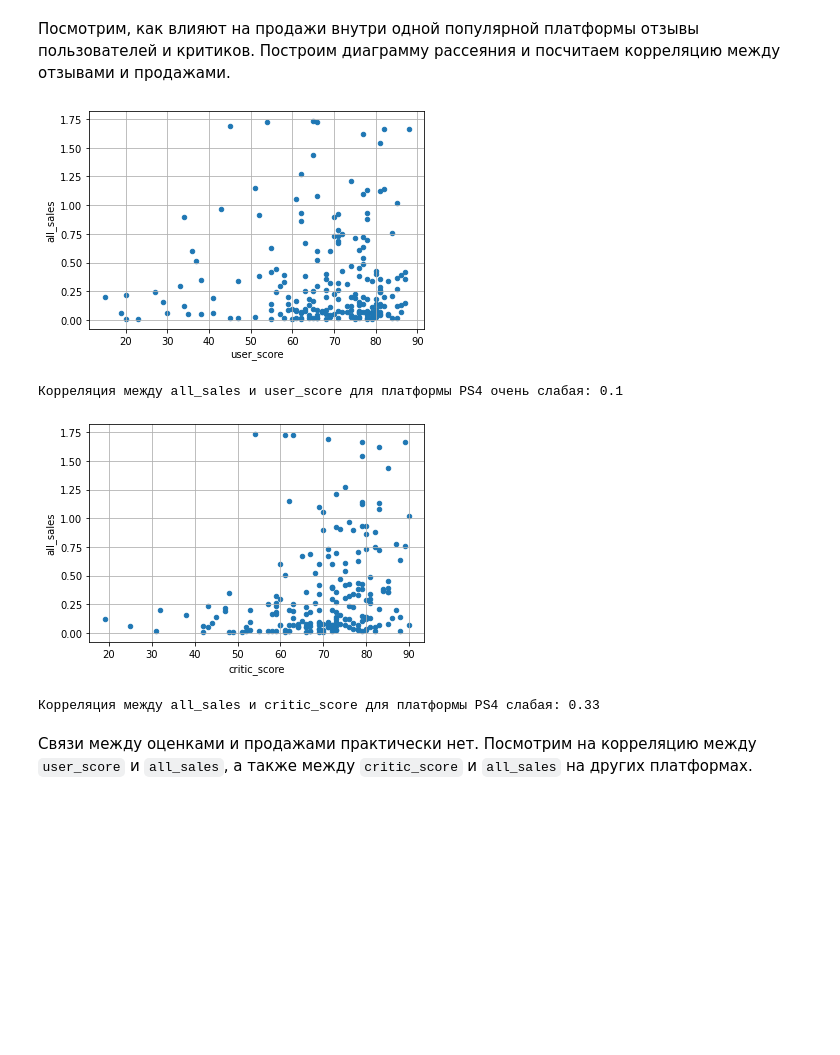
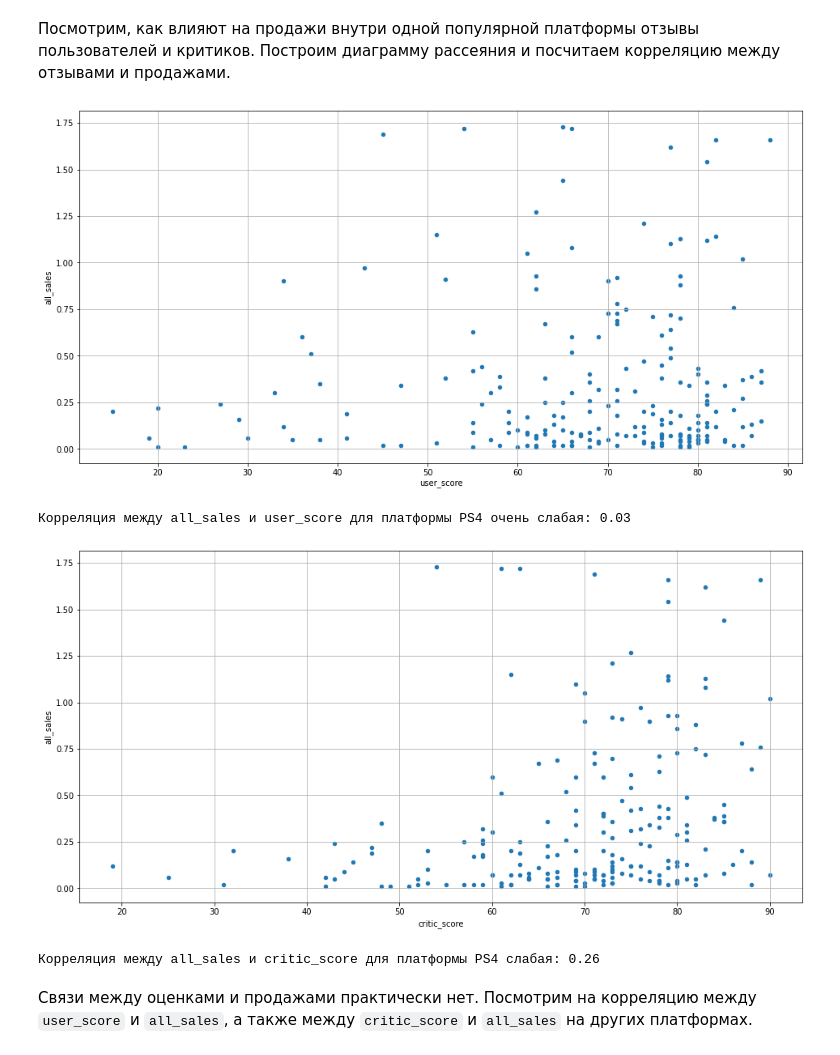
Before and after one commit to mariakyrychok/games, a Jupyter notebook: main.ipynb, the cells around one changed output. Cells and saved outputs as stored; diff of their text form; code cells hidden in the pictures; blank space fills up the shorter version.

```diff
--- a/main.ipynb
+++ b/main.ipynb
@@ -357,31 +357,48 @@ plt.ylim(0, 2)
+# %%
+def get_whiskers(dataset):
+    q_1 = dataset.quantile(0.25)
+    q_3 = dataset.quantile(0.75)
+    iqr = q_3 - q_1
+    left_whisker = q_1 - 1.5 * iqr
+    right_whisker = q_3 + 1.5 * iqr
+    return (
+        max(dataset.min(), left_whisker),
+        min(dataset.max(), right_whisker)
+    )
+
+for platform in data['platform'].unique():
+    l_whisker, r_whisker = get_whiskers(data.loc[data['platform'] == platform, 'all_sales'])
+    data = data[~(
+            (data['platform'] == platform) &
+            ((data['all_sales'] < l_whisker) | (data['all_sales'] > r_whisker)))]
 # %% [markdown]
 Посмотрим, как влияют на продажи внутри одной популярной платформы отзывы пользователей и критиков. Построим диаграмму рассеяния и посчитаем корреляцию между отзывами и продажами.
 # %%
 def corr_category(corr):
     abs_corr = abs(corr)
     if abs_corr < 0.2:
         return 'очень слабая'
     elif abs_corr < 0.5:
         return 'слабая'
     elif abs_corr < 0.7:
         return 'средняя'
     elif abs_corr < 0.9:
         return 'высокая'
     return 'очень высокая'
 
 cols = ['user_score', 'critic_score']
 ps4_data = data[data['platform'] == 'ps4']
 for col in cols:
-    ps4_data.plot(x=col, y='all_sales', kind='scatter', grid=True)
+    ps4_data.plot(x=col, y='all_sales', kind='scatter', grid=True, figsize=(16,8))
     plt.show()
-    corr = round((data['all_sales'].corr(data[col])), 2)
+    corr = round((ps4_data['all_sales'].corr(ps4_data[col])), 2)
     print(f"Корреляция между all_sales и {col} для платформы PS4 {corr_category(corr)}: {corr}")
     print('\n')
 # %% [output]
-[figure, old version]
+[figure, new version]
-Корреляция между all_sales и user_score для платформы PS4 очень слабая: 0.1
+Корреляция между all_sales и user_score для платформы PS4 очень слабая: 0.03
-[figure, old version]
+[figure, new version]
-Корреляция между all_sales и critic_score для платформы PS4 слабая: 0.33
+Корреляция между all_sales и critic_score для платформы PS4 слабая: 0.26
 # %% [markdown]
 Связи между оценками и продажами практически нет.
 Посмотрим на корреляцию между `user_score` и `all_sales`, а также между `critic_score` и `all_sales` на других платформах.
```
Also changed, not shown: parts of 23 cells of this notebook.
